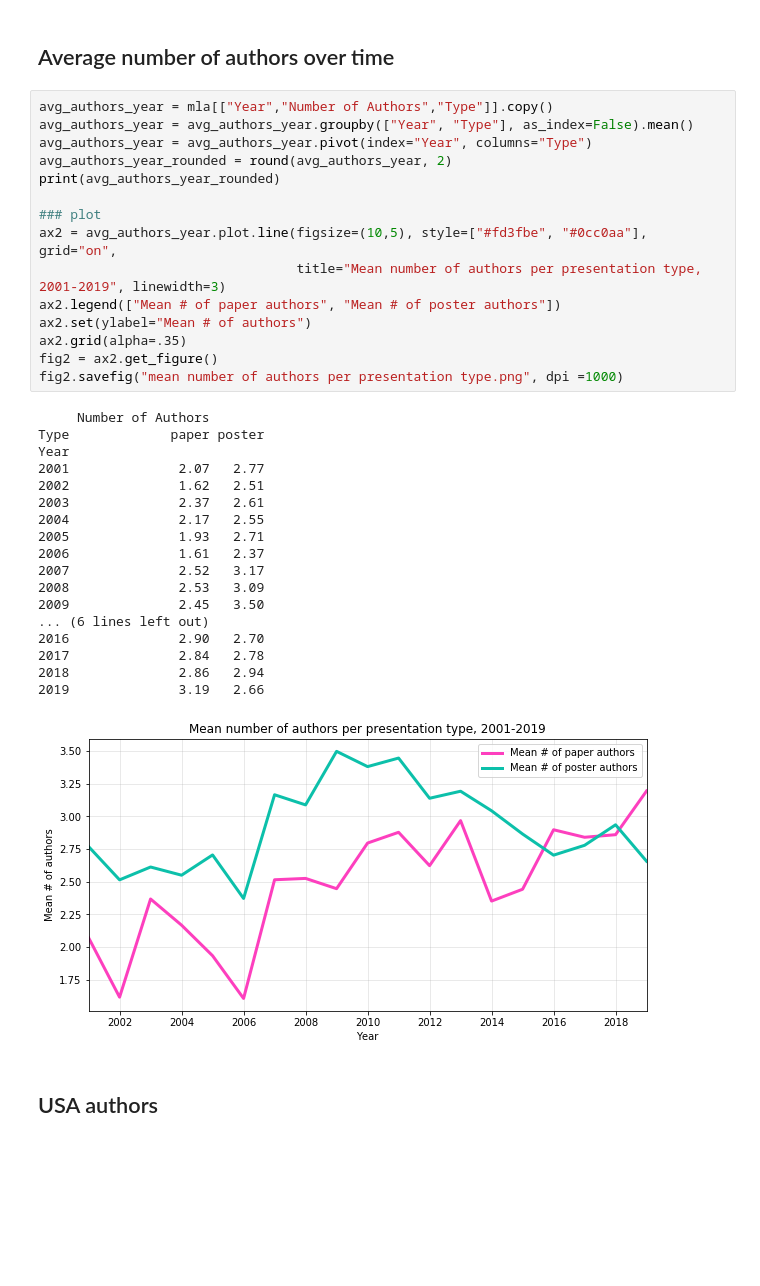
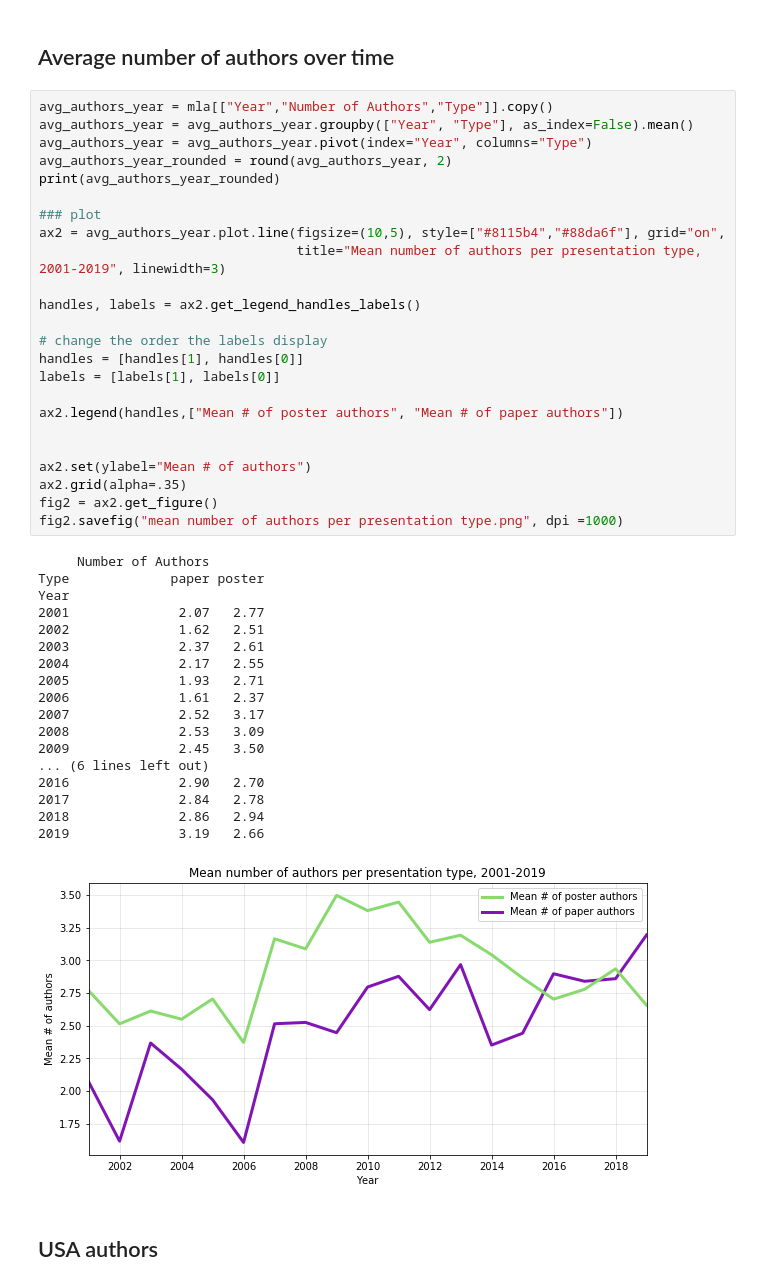
Before and after one commit to bethanymyers/mla, a Jupyter notebook: MLA descriptive.ipynb, the cells around one changed output. Saved outputs shown, nothing was run; the diff lists cells and outputs as text; blank space fills up the shorter version.

```diff
--- a/MLA descriptive.ipynb
+++ b/MLA descriptive.ipynb
@@ -246,36 +257,45 @@ Name: Number of Authors, dtype: int64
 avg_authors_year = mla[["Year","Number of Authors","Type"]].copy()
 avg_authors_year = avg_authors_year.groupby(["Year", "Type"], as_index=False).mean()
 avg_authors_year = avg_authors_year.pivot(index="Year", columns="Type")
 avg_authors_year_rounded = round(avg_authors_year, 2)
 print(avg_authors_year_rounded)
 
 ### plot
-ax2 = avg_authors_year.plot.line(figsize=(10,5), style=["#fd3fbe", "#0cc0aa"], grid="on",
+ax2 = avg_authors_year.plot.line(figsize=(10,5), style=["#8115b4","#88da6f"], grid="on",
                                  title="Mean number of authors per presentation type, 2001-2019", linewidth=3)
-ax2.legend(["Mean # of paper authors", "Mean # of poster authors"])
+
+handles, labels = ax2.get_legend_handles_labels()
+
+# change the order the labels display
+handles = [handles[1], handles[0]]
+labels = [labels[1], labels[0]]
+
+ax2.legend(handles,["Mean # of poster authors", "Mean # of paper authors"])
+
+
 ax2.set(ylabel="Mean # of authors")
 ax2.grid(alpha=.35)
 fig2 = ax2.get_figure()
 fig2.savefig("mean number of authors per presentation type.png", dpi =1000)
 # %% [output]
      Number of Authors
 Type             paper poster
 Year
 2001              2.07   2.77
 2002              1.62   2.51
 2003              2.37   2.61
 2004              2.17   2.55
 2005              1.93   2.71
 2006              1.61   2.37
 2007              2.52   3.17
 2008              2.53   3.09
 2009              2.45   3.50
 ... (6 lines left out)
 2016              2.90   2.70
 2017              2.84   2.78
 2018              2.86   2.94
 2019              3.19   2.66
-[figure, old version]
+[figure, new version]
 # %% [markdown]
 ## USA authors
 # %%
```
Also changed, not shown: parts of 5 cells of this notebook, 1 other file.
